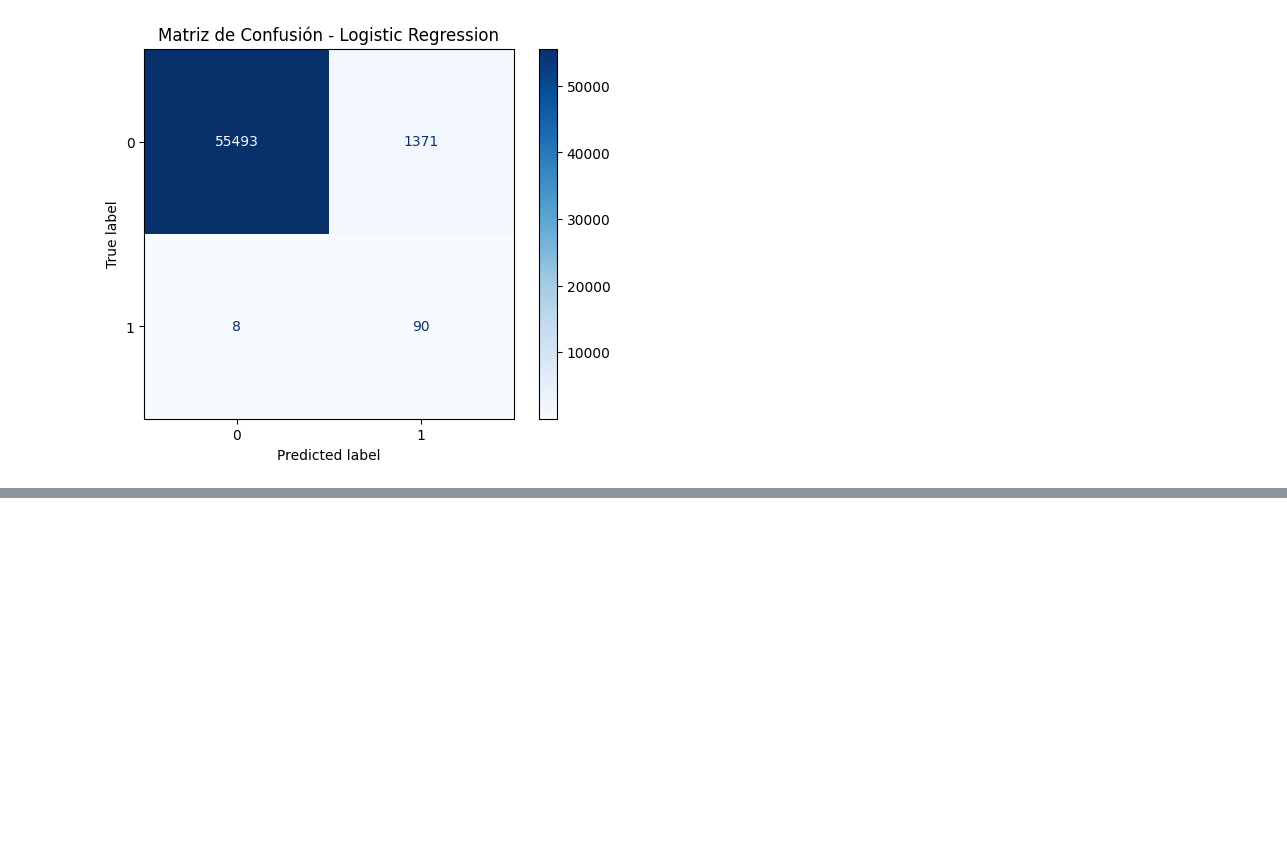
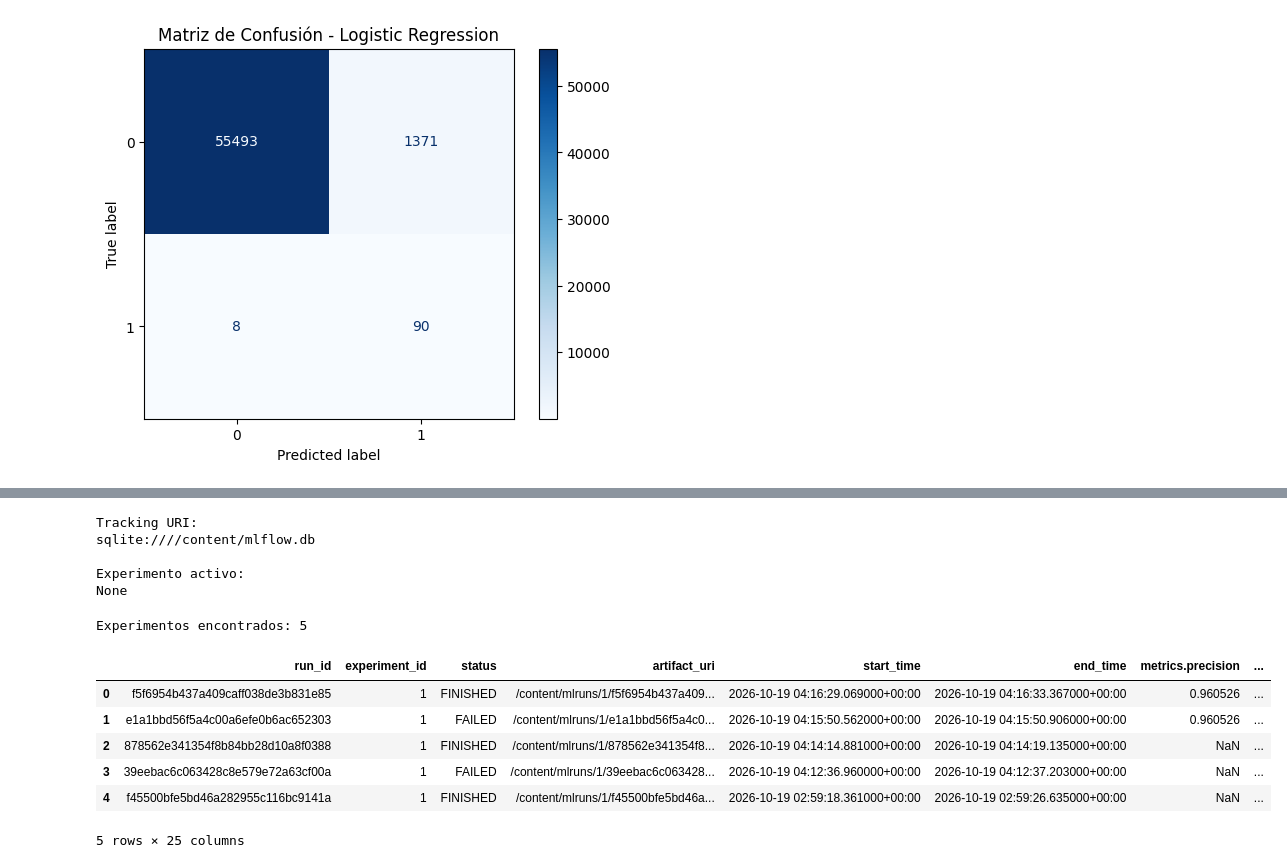
Before and after one commit to wlecea23/Actividad_5_WLLH, a Jupyter notebook: fuentes/entrena.ipynb, the cells around one changed output, grey strips where cells are left out. Drawn from its saved outputs; the diff is of its cells as text; code cells hidden in the pictures; blank space fills up the shorter version.

```diff
--- a/fuentes/entrena.ipynb
+++ b/fuentes/entrena.ipynb
@@ -613,0 +804,39 @@ CONCLUSIONES
+# %%
+import mlflow
+
+print("Tracking URI:")
+print(mlflow.get_tracking_uri())
+
+print("\nExperimento activo:")
+print(mlflow.get_experiment_by_name(
+    "Sistema_Deteccion_Fraudes"
+))
+# %% [output]
+Tracking URI:
+sqlite:////content/mlflow.db
+
+Experimento activo:
+None
+# %%
+import pandas as pd
+
+experiment = mlflow.get_experiment_by_name(
+    "Fraud_Detection_Project"
+)
+
+runs = mlflow.search_runs(
+    experiment_ids=[experiment.experiment_id]
+)
+
+print(f"Experimentos encontrados: {len(runs)}")
+
+runs.head()
+# %% [output]
+Experimentos encontrados: 5
+|  | run_id | experiment_id | status | artifact_uri | start_time | end_time | metrics.precision | ... |
+| 0 | f5f6954b437a409caff038de3b831e85 | 1 | FINISHED | /content/mlruns/1/f5f6954b437a409... | 2026-10-19 04:16:29.069000+00:00 | 2026-10-19 04:16:33.367000+00:00 | 0.960526 | ... |
+| 1 | e1a1bbd56f5a4c00a6efe0b6ac652303 | 1 | FAILED | /content/mlruns/1/e1a1bbd56f5a4c0... | 2026-10-19 04:15:50.562000+00:00 | 2026-10-19 04:15:50.906000+00:00 | 0.960526 | ... |
+| 2 | 878562e341354f8b84bb28d10a8f0388 | 1 | FINISHED | /content/mlruns/1/878562e341354f8... | 2026-10-19 04:14:14.881000+00:00 | 2026-10-19 04:14:19.135000+00:00 | NaN | ... |
+| 3 | 39eebac6c063428c8e579e72a63cf00a | 1 | FAILED | /content/mlruns/1/39eebac6c063428... | 2026-10-19 04:12:36.960000+00:00 | 2026-10-19 04:12:37.203000+00:00 | NaN | ... |
+| 4 | f45500bfe5bd46a282955c116bc9141a | 1 | FINISHED | /content/mlruns/1/f45500bfe5bd46a... | 2026-10-19 02:59:18.361000+00:00 | 2026-10-19 02:59:26.635000+00:00 | NaN | ... |
+5 rows × 25 columns
```
Also changed, not shown: parts of 19 cells of this notebook.
